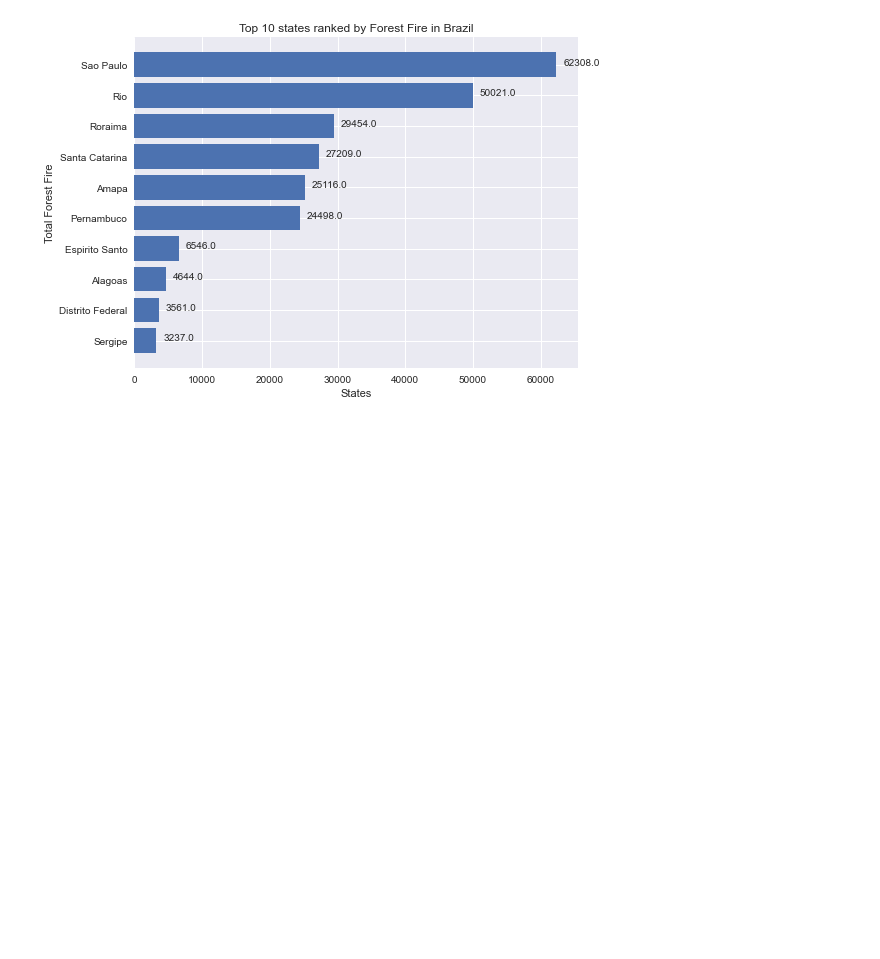
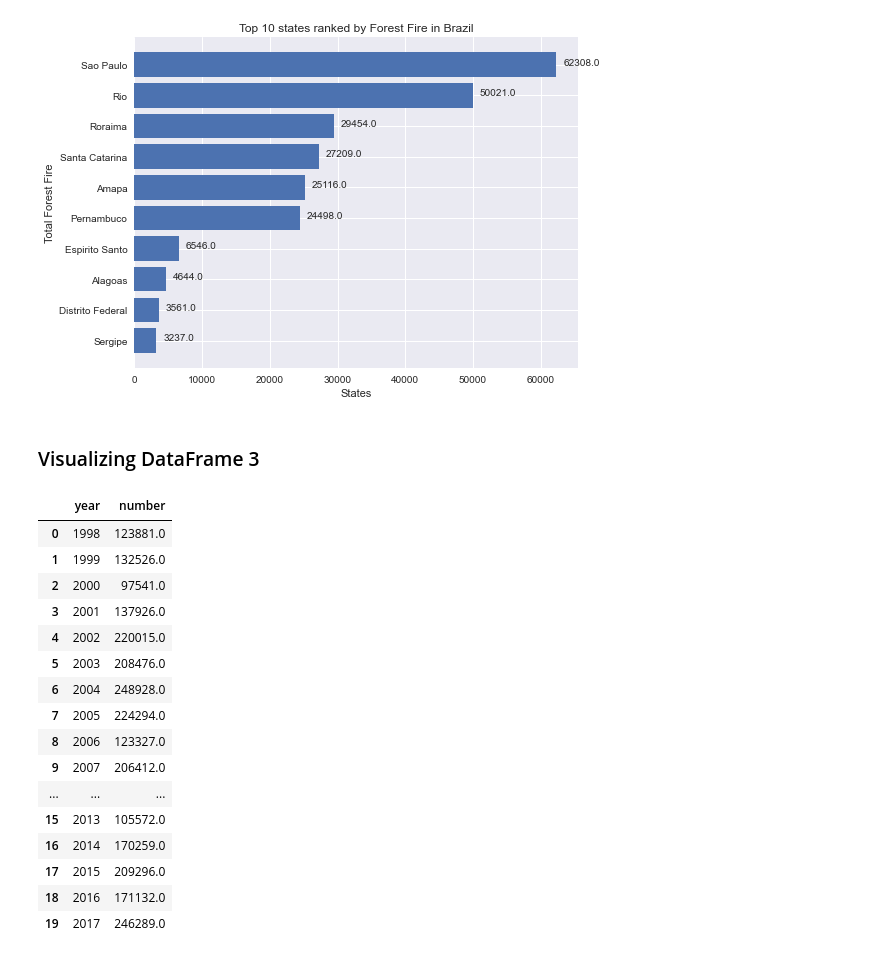
Before and after one commit to Joshi-Karan/Brazil-Forest-Fire-Analysis, a Jupyter notebook: Brazil Forest Fire Analysis.ipynb, the cells around one changed output. Cells and saved outputs as stored; diff of their text form; code cells hidden in the pictures; blank space fills up the shorter version.

```diff
--- a/Brazil Forest Fire Analysis.ipynb
+++ b/Brazil Forest Fire Analysis.ipynb
@@ -179,3 +179,28 @@ plt.tight_layout()
 plt.show()
 # %% [output]
 [figure]
+# %% [markdown]
+### Visualizing DataFrame 3
+# %%
+ff_per_year = data2.groupby('year')['number'].sum()
+ff_per_year = ff_per_year.to_frame()
+ff_per_year.reset_index(level=0, inplace=True)
+ff_per_year
+# %% [output]
+|  | year | number |
+| 0 | 1998 | 123881.0 |
+| 1 | 1999 | 132526.0 |
+| 2 | 2000 | 97541.0 |
+| 3 | 2001 | 137926.0 |
+| 4 | 2002 | 220015.0 |
+| 5 | 2003 | 208476.0 |
+| 6 | 2004 | 248928.0 |
+| 7 | 2005 | 224294.0 |
+| 8 | 2006 | 123327.0 |
+| 9 | 2007 | 206412.0 |
+| ... | ... | ... |
+| 15 | 2013 | 105572.0 |
+| 16 | 2014 | 170259.0 |
+| 17 | 2015 | 209296.0 |
+| 18 | 2016 | 171132.0 |
+| 19 | 2017 | 246289.0 |
```
Also changed, not shown: parts of 1 cell of this notebook.
